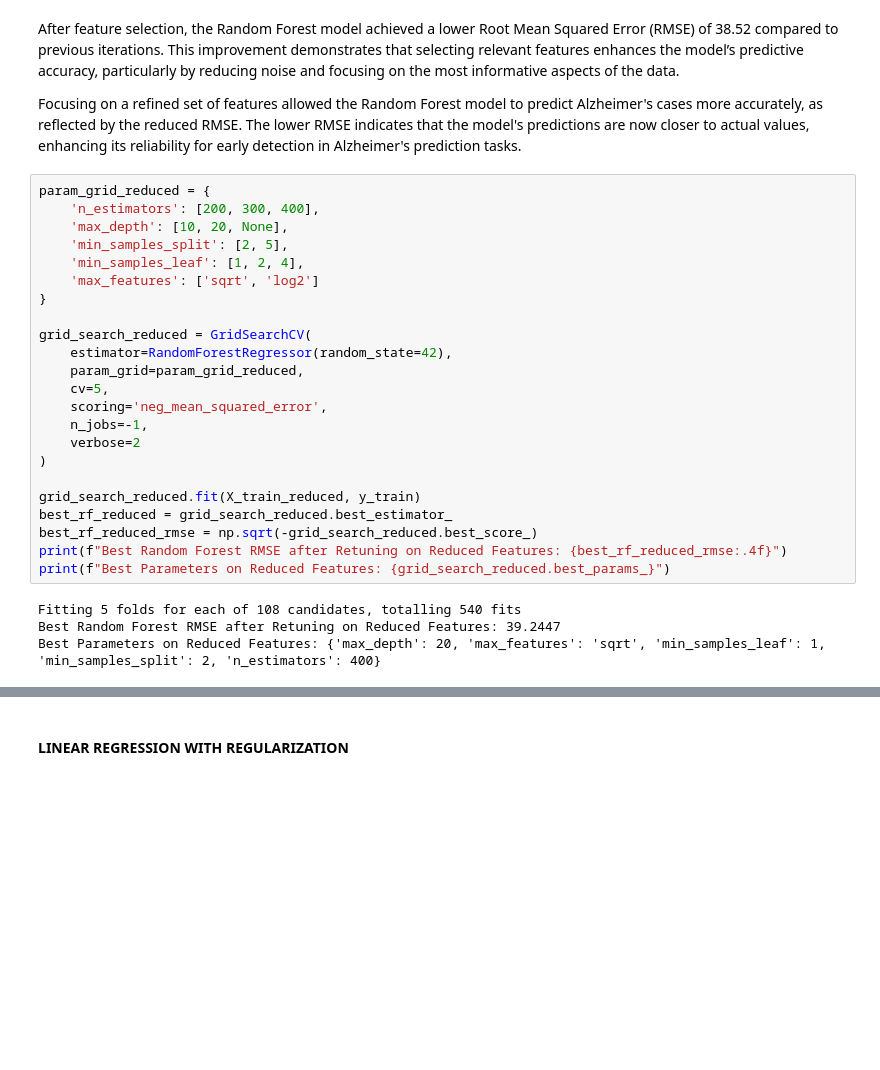
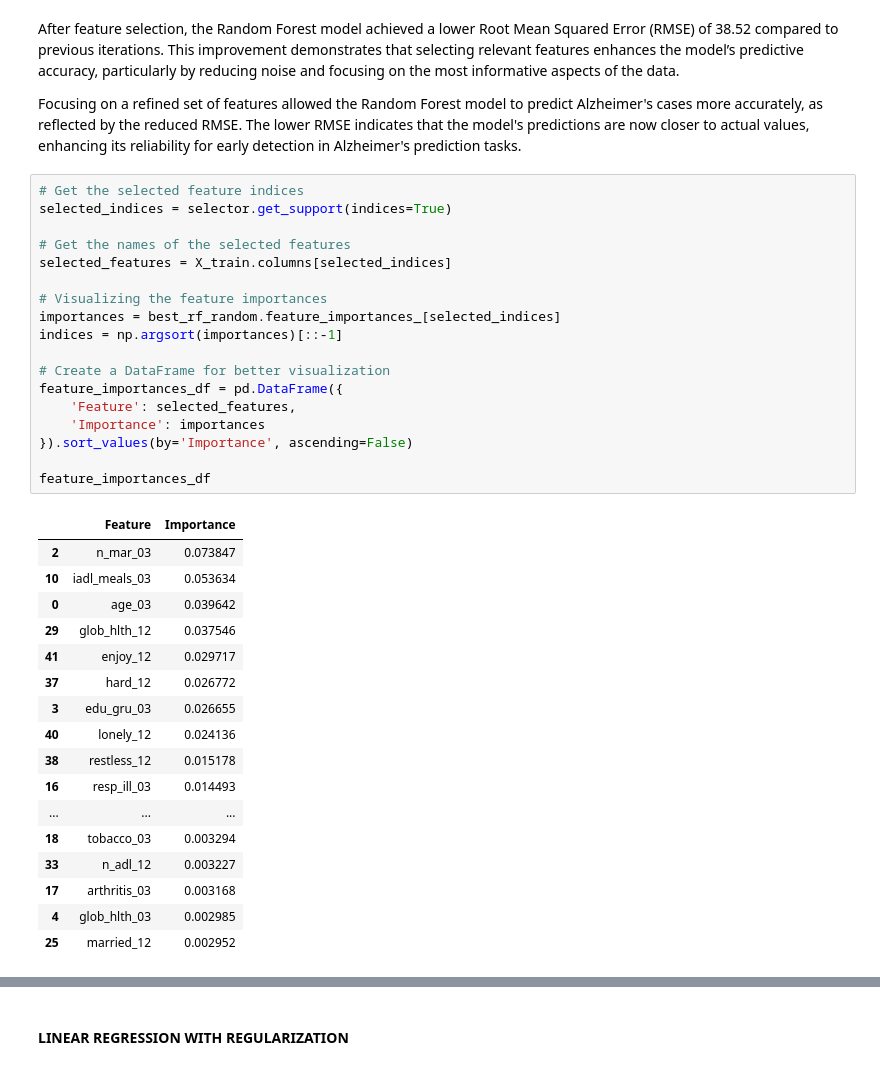
Before and after one commit to geomwangi007/Early-Detection-of-Alzheimer-s-Disease-and-Related-Dementias-Using-Social-Determinants-of-Health, a Jupyter notebook: IPNYBS/Mercy.ipynb, the cells around one changed output, grey strips where cells are left out. Drawn from its saved outputs; the diff is of its cells as text; blank space fills up the shorter version.

Commit message:
"Updated code with changes to feature importances, model evaluation, and dimensionality reduction sections."

```diff
--- a/IPNYBS/Mercy.ipynb
+++ b/IPNYBS/Mercy.ipynb
@@ -1174,30 +1174,39 @@ Random Forest RMSE with Feature Selection: 38.5218
 After feature selection, the Random Forest model achieved a lower Root Mean Squared Error (RMSE) of 38.52 compared to previous iterations. This improvement demonstrates that selecting relevant features enhances the model’s predictive accuracy, particularly by reducing noise and focusing on the most informative aspects of the data.
 
 Focusing on a refined set of features allowed the Random Forest model to predict Alzheimer's cases more accurately, as reflected by the reduced RMSE. The lower RMSE indicates that the model's predictions are now closer to actual values, enhancing its reliability for early detection in Alzheimer's prediction tasks.
-# %%
-param_grid_reduced = {
-    'n_estimators': [200, 300, 400],
-    'max_depth': [10, 20, None],
-    'min_samples_split': [2, 5],
-    'min_samples_leaf': [1, 2, 4],
-    'max_features': ['sqrt', 'log2']
-}
-
-grid_search_reduced = GridSearchCV(
-    estimator=RandomForestRegressor(random_state=42),
-    param_grid=param_grid_reduced,
-    cv=5,
-    scoring='neg_mean_squared_error',
-    n_jobs=-1,
-    verbose=2
-)
-
-grid_search_reduced.fit(X_train_reduced, y_train)
-best_rf_reduced = grid_search_reduced.best_estimator_
-best_rf_reduced_rmse = np.sqrt(-grid_search_reduced.best_score_)
-print(f"Best Random Forest RMSE after Retuning on Reduced Features: {best_rf_reduced_rmse:.4f}")
-print(f"Best Parameters on Reduced Features: {grid_search_reduced.best_params_}")
-# %% [output]
-Fitting 5 folds for each of 108 candidates, totalling 540 fits
-Best Random Forest RMSE after Retuning on Reduced Features: 39.2447
-Best Parameters on Reduced Features: {'max_depth': 20, 'max_features': 'sqrt', 'min_samples_leaf': 1, 'min_samples_split': 2, 'n_estimators': 400}
+# %%
+# Get the selected feature indices
+selected_indices = selector.get_support(indices=True)
+
+# Get the names of the selected features
+selected_features = X_train.columns[selected_indices]
+
+# Visualizing the feature importances
+importances = best_rf_random.feature_importances_[selected_indices]
+indices = np.argsort(importances)[::-1]
+
+# Create a DataFrame for better visualization
+feature_importances_df = pd.DataFrame({
+    'Feature': selected_features,
+    'Importance': importances
+}).sort_values(by='Importance', ascending=False)
+
+feature_importances_df
+# %% [output]
+|  | Feature | Importance |
+| 2 | n_mar_03 | 0.073847 |
+| 10 | iadl_meals_03 | 0.053634 |
+| 0 | age_03 | 0.039642 |
+| 29 | glob_hlth_12 | 0.037546 |
+| 41 | enjoy_12 | 0.029717 |
+| 37 | hard_12 | 0.026772 |
+| 3 | edu_gru_03 | 0.026655 |
+| 40 | lonely_12 | 0.024136 |
+| 38 | restless_12 | 0.015178 |
+| 16 | resp_ill_03 | 0.014493 |
+| ... | ... | ... |
+| 18 | tobacco_03 | 0.003294 |
+| 33 | n_adl_12 | 0.003227 |
+| 17 | arthritis_03 | 0.003168 |
+| 4 | glob_hlth_03 | 0.002985 |
+| 25 | married_12 | 0.002952 |
```
Also changed, not shown: parts of 6 cells of this notebook.
